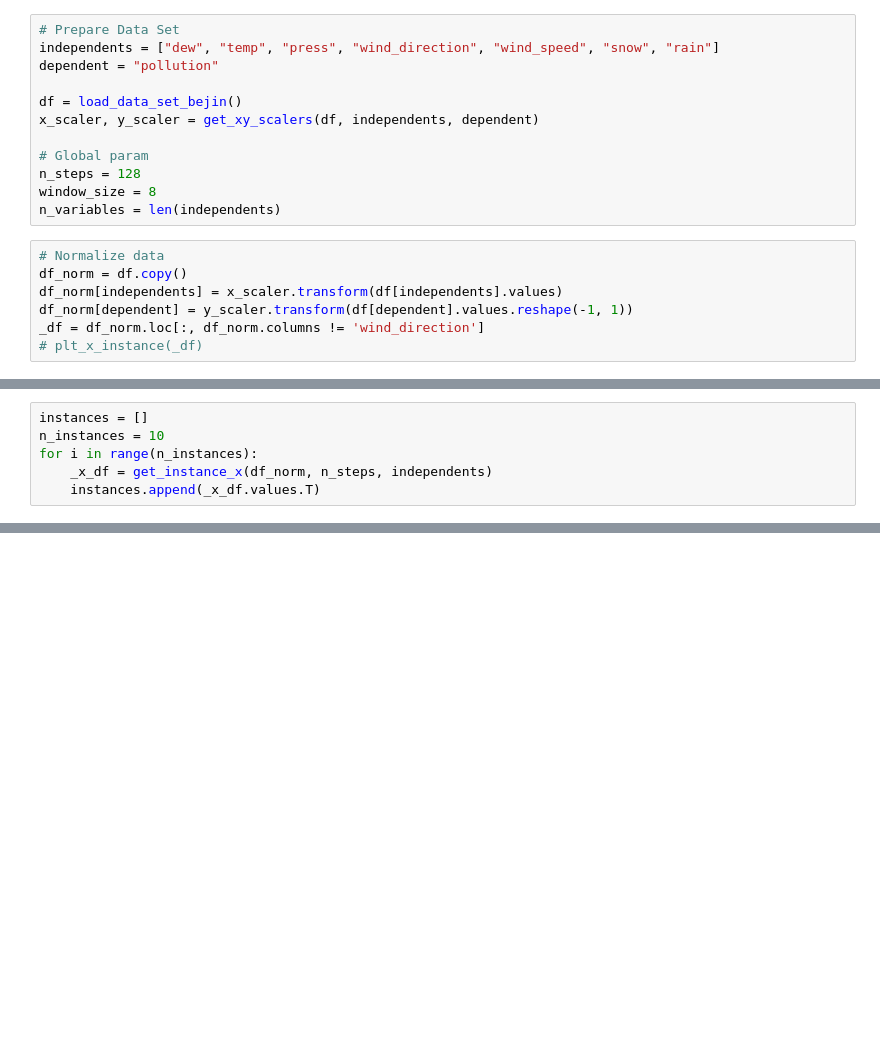
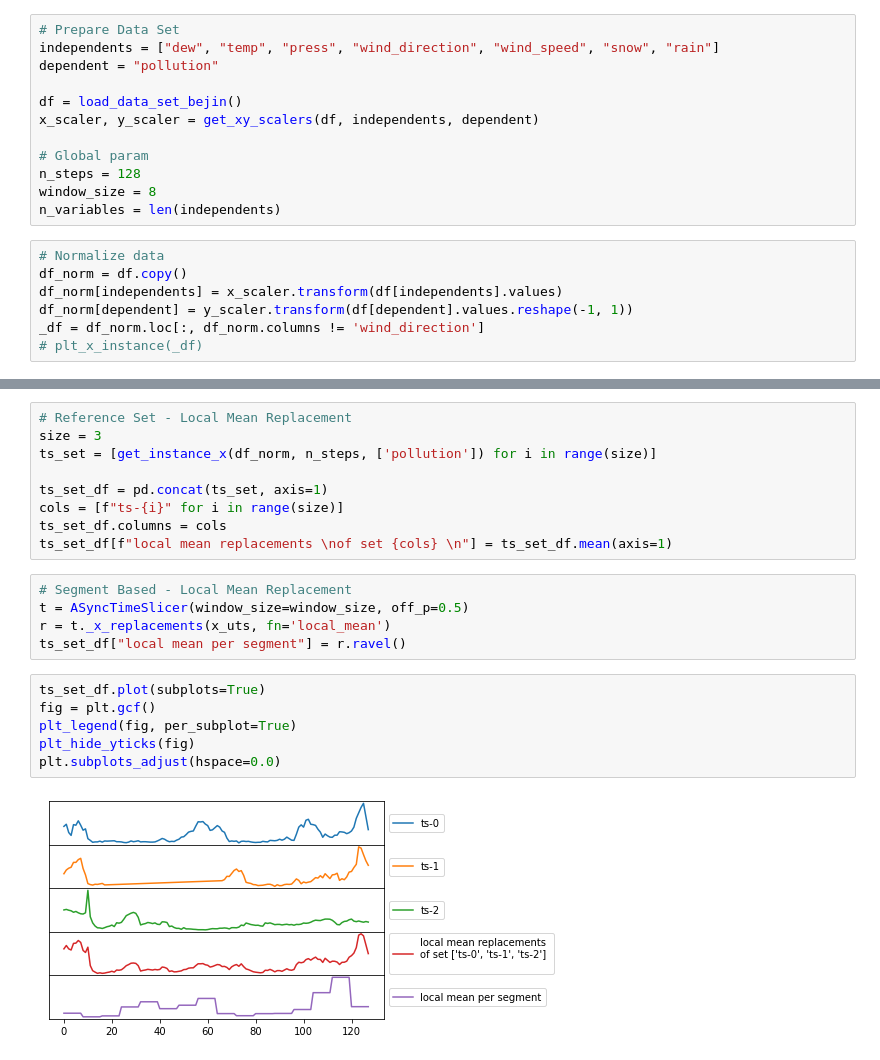
Before and after one commit to dungthuapps/tsx, a Jupyter notebook: notebooks/tsx-perturb.ipynb, the cells around one changed output, grey strips where cells are left out. Saved outputs shown, nothing was run; the diff lists cells and outputs as text; blank space fills up the shorter version.

```diff
--- a/notebooks/tsx-perturb.ipynb
+++ b/notebooks/tsx-perturb.ipynb
@@ -94,6 +72,0 @@ plt_coef(coef, feature_names=independents, legend=False, title=False)
-# %%
-instances = []
-n_instances = 10
-for i in range(n_instances):
-    _x_df = get_instance_x(df_norm, n_steps, independents)
-    instances.append(_x_df.values.T)
@@ -110,0 +95,22 @@ plt_coef(coef, feature_names=independents, legend=False, title=False)
+# %%
+# Reference Set - Local Mean Replacement
+size = 3
+ts_set = [get_instance_x(df_norm, n_steps, ['pollution']) for i in range(size)]
+
+ts_set_df = pd.concat(ts_set, axis=1)
+cols = [f"ts-{i}" for i in range(size)]
+ts_set_df.columns = cols
+ts_set_df[f"local mean replacements \nof set {cols} \n"] = ts_set_df.mean(axis=1)
+# %%
+# Segment Based - Local Mean Replacement
+t = ASyncTimeSlicer(window_size=window_size, off_p=0.5)
+r = t._x_replacements(x_uts, fn='local_mean')
+ts_set_df["local mean per segment"] = r.ravel()
+# %%
+ts_set_df.plot(subplots=True)
+fig = plt.gcf()
+plt_legend(fig, per_subplot=True)
+plt_hide_yticks(fig)
+plt.subplots_adjust(hspace=0.0)
+# %% [output]
+[figure, added]
```
Also changed, not shown: parts of 14 cells of this notebook, 1 other file.
